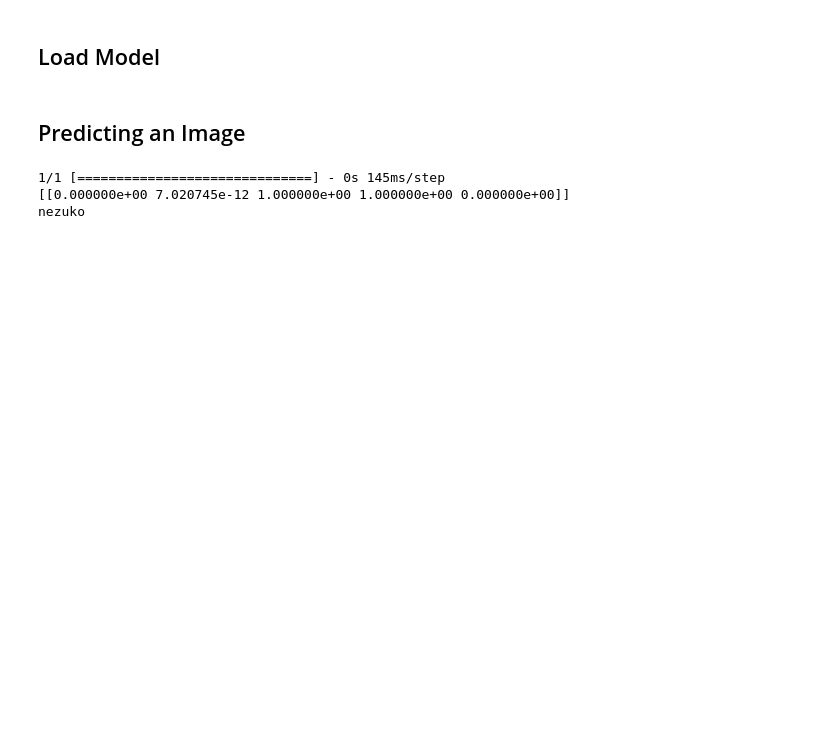
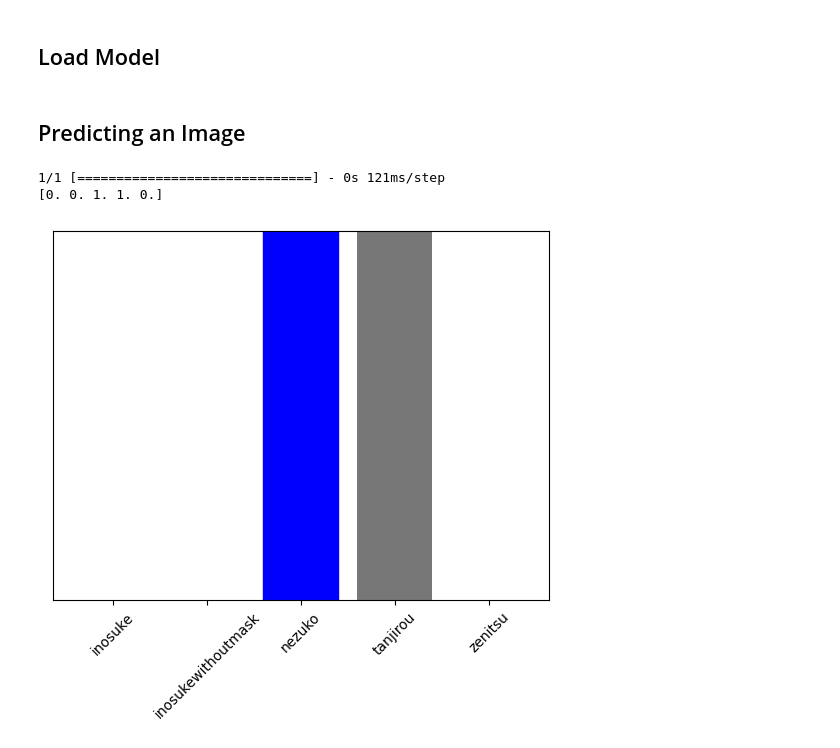
Before and after one commit to thisisaldi/dscc, a Jupyter notebook: classification/model.ipynb, the cells around one changed output. Drawn from its saved outputs; the diff is of its cells as text; code cells hidden in the pictures; blank space fills up the shorter version.

```diff
--- a/classification/model.ipynb
+++ b/classification/model.ipynb
@@ -131,20 +131,38 @@ model.save('./trained_model/model.h5')
 reconstructed_model = tf.keras.models.load_model('./trained_model/model.h5')
 # %% [markdown]
 <h2>Predicting an Image</h2>
+# %%
+def plot_value_array(predictions_array, true_label):
+    plt.grid(False)
+    plt.xticks(range(len(predictions_array)))
+    plt.yticks([])
+    thisplot = plt.bar(range(len(predictions_array)), predictions_array, color="#777777")
+    plt.ylim([0, 1])
+    predicted_label = np.argmax(predictions_array)
+
+    thisplot[predicted_label].set_color('red')
+    thisplot[true_label].set_color('blue')
 # %%
 from keras.utils import load_img, img_to_array
 
-img = load_img('../dataset/processed/tanjirou/8.png', target_size=img_size)
+# img = load_img('../dataset/processed/inosuke/1.jpg', target_size=img_size)
+img = load_img('../dataset/input_sample/1.jpg', target_size=img_size)
 img = img_to_array(img)
 img = np.expand_dims(img, axis=0)
+
 class_list = os.listdir(train_dir)
-prediction = reconstructed_model.predict(img)
-print(prediction)
-for j in range(5):
-    if prediction[0][j] == 1. :
-        print(class_list[j])
-        break
+classes_count = len(class_list)
+prediction = model.predict(img)
+print(prediction[0])
+# # print(prediction)
+# # for id, pred in enumerate(prediction[0]):
+# #     if pred == 1:
+# #         print(class_list[id])
+
+plot_value_array(prediction[0], 2)
+_ = plt.xticks(range(classes_count), class_list, rotation=45)
+plt.show()
 # %% [output]
-1/1 [==============================] - 0s 145ms/step
-[[0.000000e+00 7.020745e-12 1.000000e+00 1.000000e+00 0.000000e+00]]
-nezuko
+1/1 [==============================] - 0s 121ms/step
+[0. 0. 1. 1. 0.]
+[figure, added]
```
Also changed, not shown: parts of 4 cells of this notebook, 1 other file.
